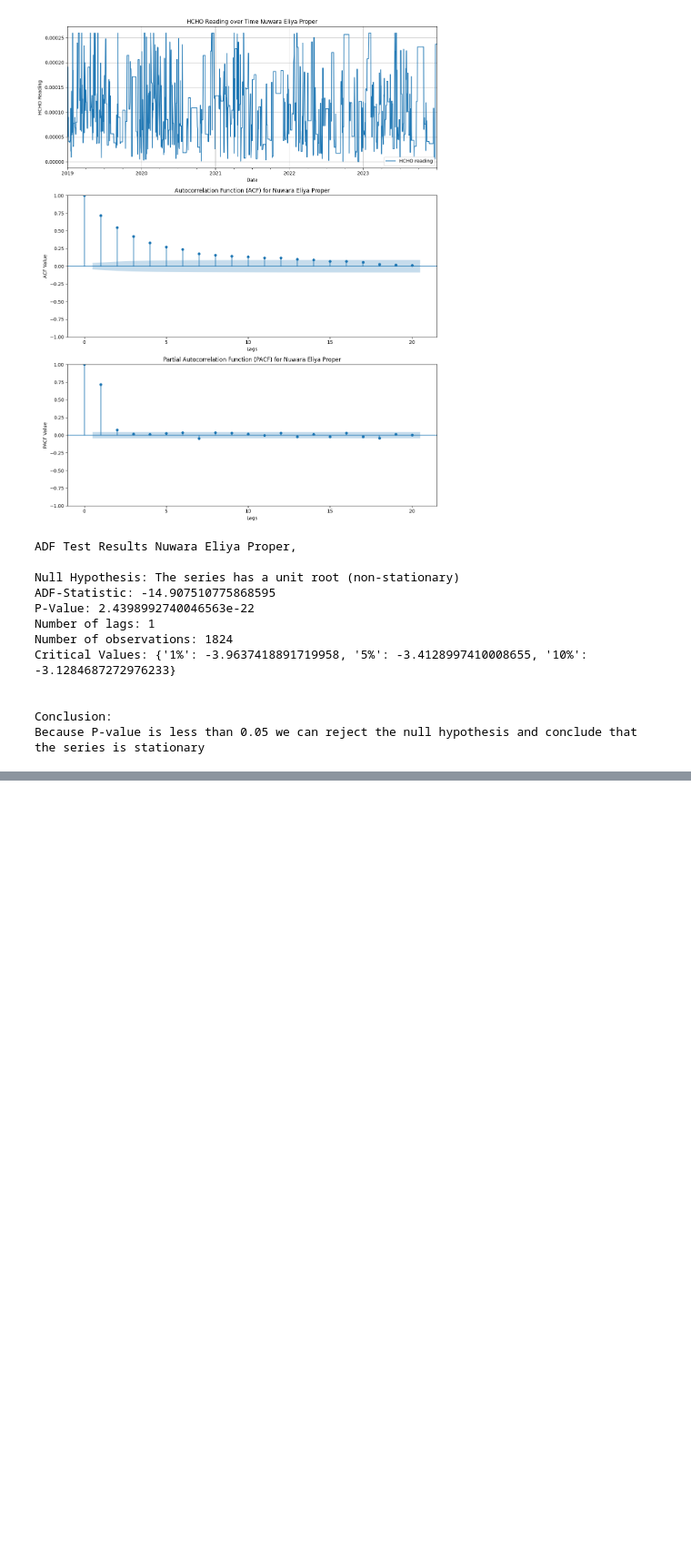
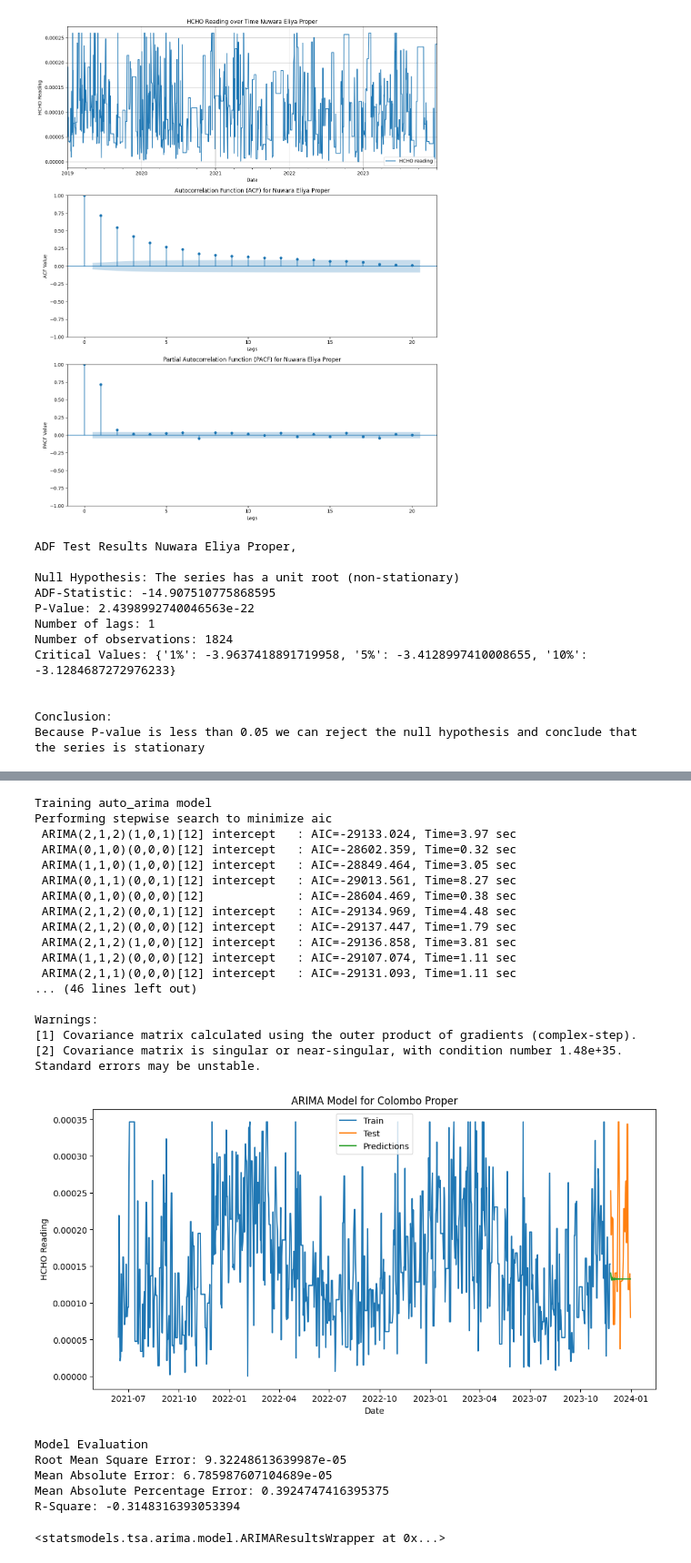
Before and after one commit to PehansiK/Analyzing-HCHO-Gas-in-Sri-Lanka, a Jupyter notebook: ModelBuilding.ipynb, the cells around one changed output, grey strips where cells are left out. Shown at 91% size. Cells and saved outputs as stored; diff of their text form; code cells hidden in the pictures; blank space fills up the shorter version.

```diff
--- a/ModelBuilding.ipynb
+++ b/ModelBuilding.ipynb
@@ -257,0 +365,30 @@ Because P-value is less than 0.05 we can reject the null hypothesis and conclude
+# %%
+location_name = "Colombo Proper"
+location_data = df[df["Location"] == location_name]
+
+train_arima(location_data, location_name)
+# %% [output]
+Training auto_arima model
+Performing stepwise search to minimize aic
+ ARIMA(2,1,2)(1,0,1)[12] intercept   : AIC=-29133.024, Time=3.97 sec
+ ARIMA(0,1,0)(0,0,0)[12] intercept   : AIC=-28602.359, Time=0.32 sec
+ ARIMA(1,1,0)(1,0,0)[12] intercept   : AIC=-28849.464, Time=3.05 sec
+ ARIMA(0,1,1)(0,0,1)[12] intercept   : AIC=-29013.561, Time=8.27 sec
+ ARIMA(0,1,0)(0,0,0)[12]             : AIC=-28604.469, Time=0.38 sec
+ ARIMA(2,1,2)(0,0,1)[12] intercept   : AIC=-29134.969, Time=4.48 sec
+ ARIMA(2,1,2)(0,0,0)[12] intercept   : AIC=-29137.447, Time=1.79 sec
+ ARIMA(2,1,2)(1,0,0)[12] intercept   : AIC=-29136.858, Time=3.81 sec
+ ARIMA(1,1,2)(0,0,0)[12] intercept   : AIC=-29107.074, Time=1.11 sec
+ ARIMA(2,1,1)(0,0,0)[12] intercept   : AIC=-29131.093, Time=1.11 sec
+... (46 lines left out)
+
+Warnings:
+[1] Covariance matrix calculated using the outer product of gradients (complex-step).
+[2] Covariance matrix is singular or near-singular, with condition number 1.48e+35. Standard errors may be unstable.
+[figure, added]
+Model Evaluation
+Root Mean Square Error: 9.32248613639987e-05
+Mean Absolute Error: 6.785987607104689e-05
+Mean Absolute Percentage Error: 0.3924747416395375
+R-Square: -0.3148316393053394
+<statsmodels.tsa.arima.model.ARIMAResultsWrapper at 0x...>
```
Also changed, not shown: parts of 7 cells of this notebook.
